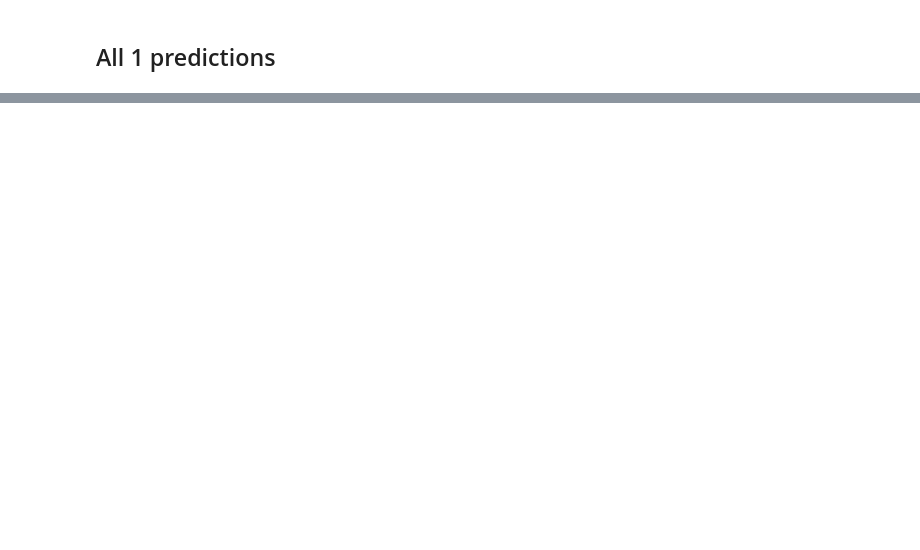
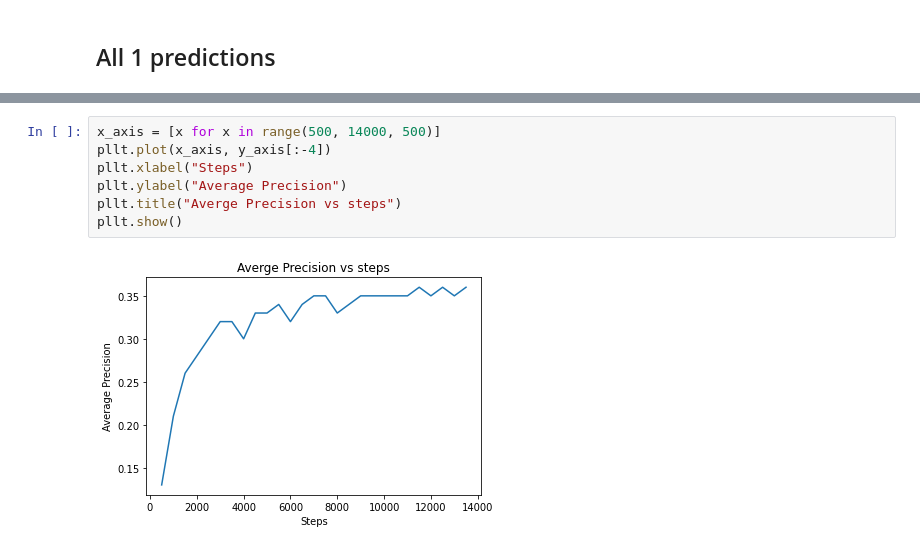
Before and after one commit to hjoshi123/SemEvalHumanValues, a Jupyter notebook: main.ipynb, the cells around one changed output, grey strips where cells are left out. Drawn from its saved outputs; the diff is of its cells as text; blank space fills up the shorter version.

```diff
--- a/main.ipynb
+++ b/main.ipynb
@@ -175,0 +287,9 @@ print(bert_model_evaluation)
+# %%
+x_axis = [x for x in range(500, 14000, 500)]
+pllt.plot(x_axis, y_axis[:-4])
+pllt.xlabel("Steps")
+pllt.ylabel("Average Precision")
+pllt.title("Averge Precision vs steps")
+pllt.show()
+# %% [output]
+[figure, added]
```
Also changed, not shown: parts of 21 cells of this notebook, 5 other files.
